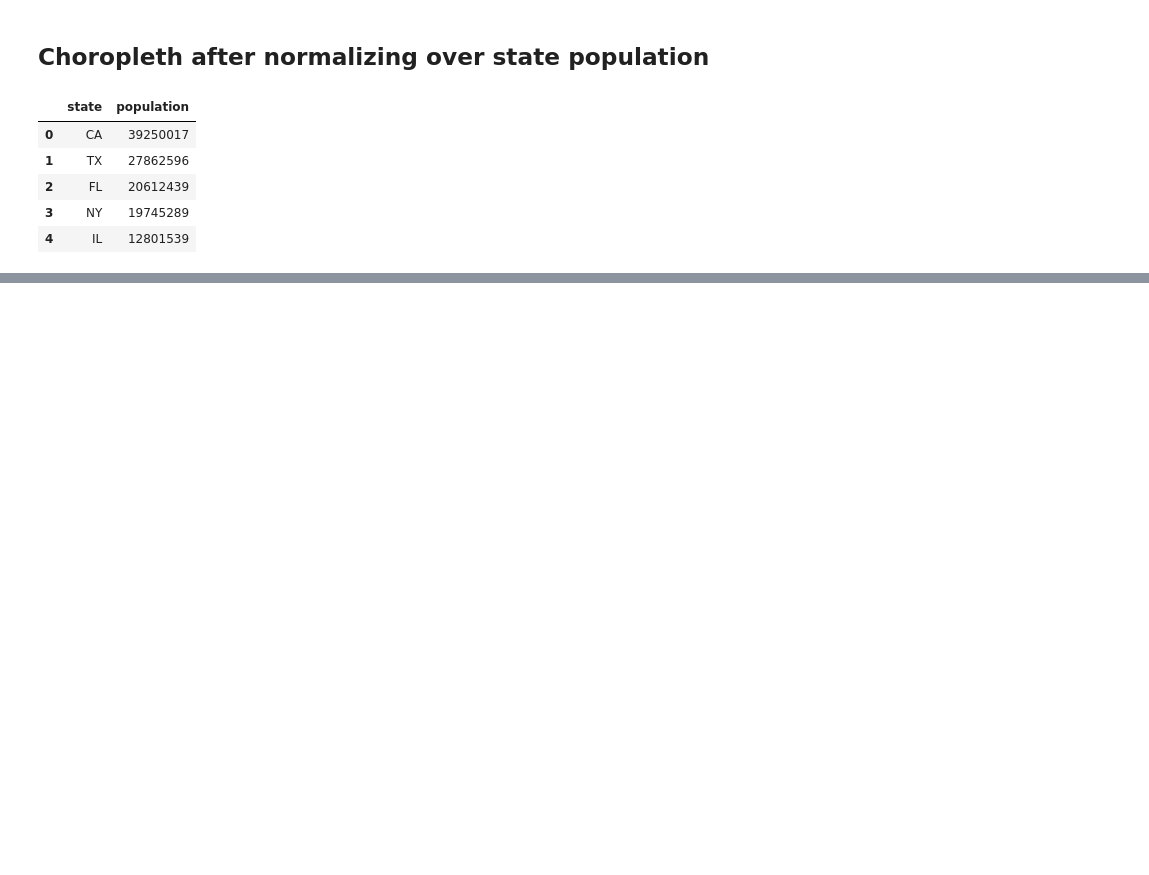
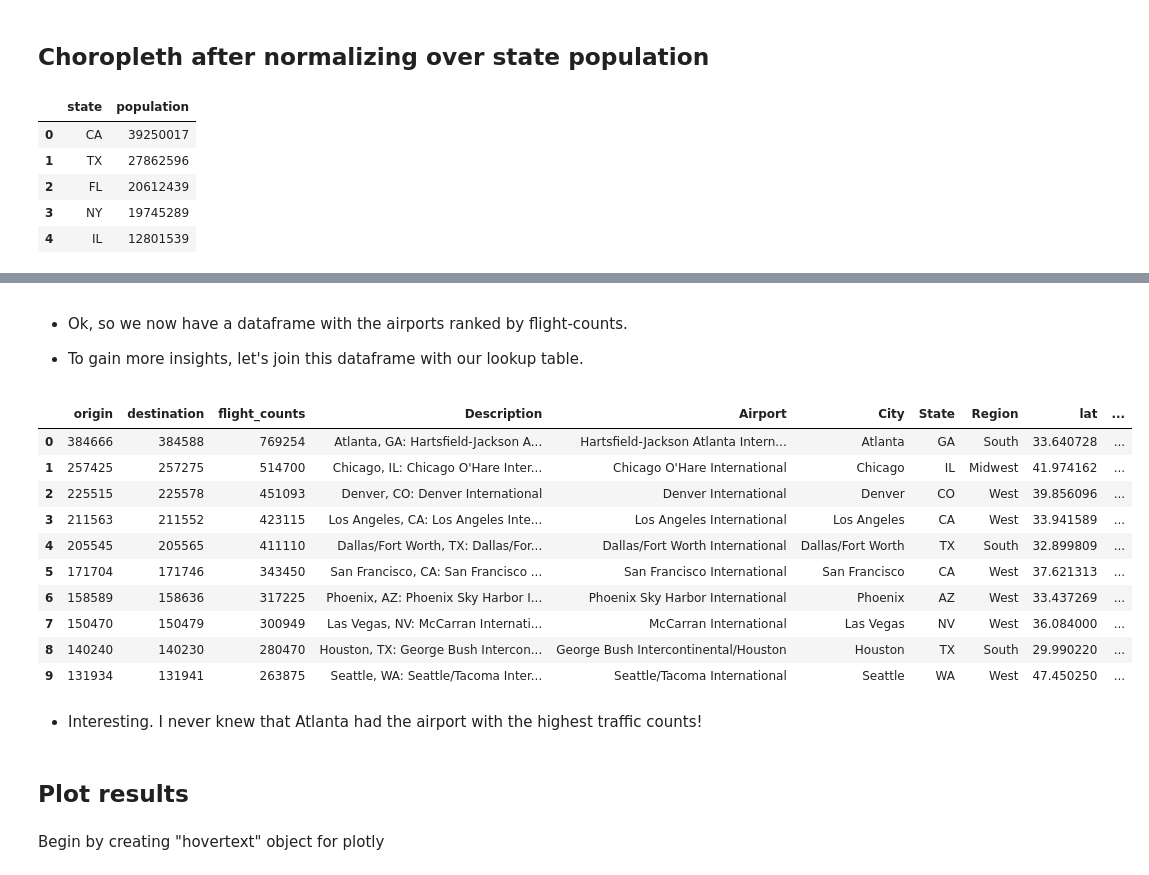
Before and after one commit to wtak23/airtraffic, a Jupyter notebook: final_scripts/flight-count-analysis.ipynb, the cells around one changed output, grey strips where cells are left out. Saved outputs shown, nothing was run; the diff lists cells and outputs as text; code cells hidden in the pictures; blank space fills up the shorter version.

Commit message:
...intermediate update ...

```diff
--- a/final_scripts/flight-count-analysis.ipynb
+++ b/final_scripts/flight-count-analysis.ipynb
@@ -745,0 +707,11 @@ py.iplot(fig, filename=outfile+'histogram2',title='Distributions among the 3 qua
+# %%
+# number of times an airport was used as an origin
+flight_counts_orig = df_data['ORIGIN_AIRPORT_ID'].value_counts().to_frame(name='origin')
+
+# number of times an airport was used as a destination
+flight_counts_dest = df_data['DEST_AIRPORT_ID'].value_counts().to_frame(name='destination')
+
+# join the table, and get total flight counts by adding
+flight_counts = flight_counts_orig.join(flight_counts_dest,how='inner')
+flight_counts['flight_counts'] = flight_counts['origin'] + flight_counts['destination']
+flight_counts.head()
@@ -745,0 +725,28 @@ py.iplot(fig, filename=outfile+'histogram2',title='Distributions among the 3 qua
+# %% [markdown]
+- Ok, so we now have a dataframe with the airports ranked by flight-counts.
+
+- To gain more insights, let's join this dataframe with our lookup table.
+# %%
+df = flight_counts.join(df_lookup.set_index('Code'),how='inner').\
+        sort_values('flight_counts',ascending=False).reset_index(drop=True)
+
+# print top 10 airports
+df.head(10)
+# %% [output]
+|  | origin | destination | flight_counts | Description | Airport | City | State | Region | lat | ... |
+| 0 | 384666 | 384588 | 769254 | Atlanta, GA: Hartsfield-Jackson A... | Hartsfield-Jackson Atlanta Intern... | Atlanta | GA | South | 33.640728 | ... |
+| 1 | 257425 | 257275 | 514700 | Chicago, IL: Chicago O'Hare Inter... | Chicago O'Hare International | Chicago | IL | Midwest | 41.974162 | ... |
+| 2 | 225515 | 225578 | 451093 | Denver, CO: Denver International | Denver International | Denver | CO | West | 39.856096 | ... |
+| 3 | 211563 | 211552 | 423115 | Los Angeles, CA: Los Angeles Inte... | Los Angeles International | Los Angeles | CA | West | 33.941589 | ... |
+| 4 | 205545 | 205565 | 411110 | Dallas/Fort Worth, TX: Dallas/For... | Dallas/Fort Worth International | Dallas/Fort Worth | TX | South | 32.899809 | ... |
+| 5 | 171704 | 171746 | 343450 | San Francisco, CA: San Francisco ... | San Francisco International | San Francisco | CA | West | 37.621313 | ... |
+| 6 | 158589 | 158636 | 317225 | Phoenix, AZ: Phoenix Sky Harbor I... | Phoenix Sky Harbor International | Phoenix | AZ | West | 33.437269 | ... |
+| 7 | 150470 | 150479 | 300949 | Las Vegas, NV: McCarran Internati... | McCarran International | Las Vegas | NV | West | 36.084000 | ... |
+| 8 | 140240 | 140230 | 280470 | Houston, TX: George Bush Intercon... | George Bush Intercontinental/Houston | Houston | TX | South | 29.990220 | ... |
+| 9 | 131934 | 131941 | 263875 | Seattle, WA: Seattle/Tacoma Inter... | Seattle/Tacoma International | Seattle | WA | West | 47.450250 | ... |
+# %% [markdown]
+- Interesting. I never knew that Atlanta had the airport with the highest traffic counts!
+# %% [markdown]
+## Plot results
+# %% [markdown]
+Begin by creating "hovertext" object for plotly
```
Also changed, not shown: parts of 122 cells of this notebook, 27 other files.
